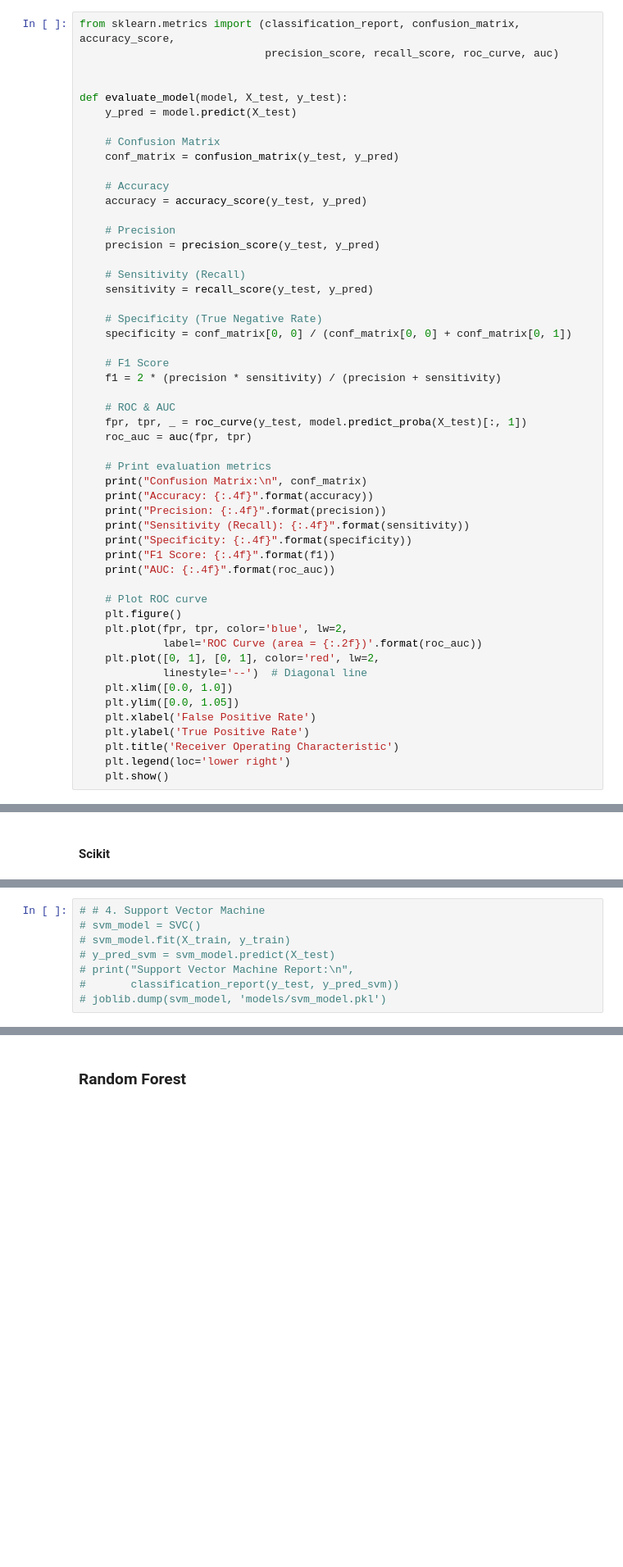
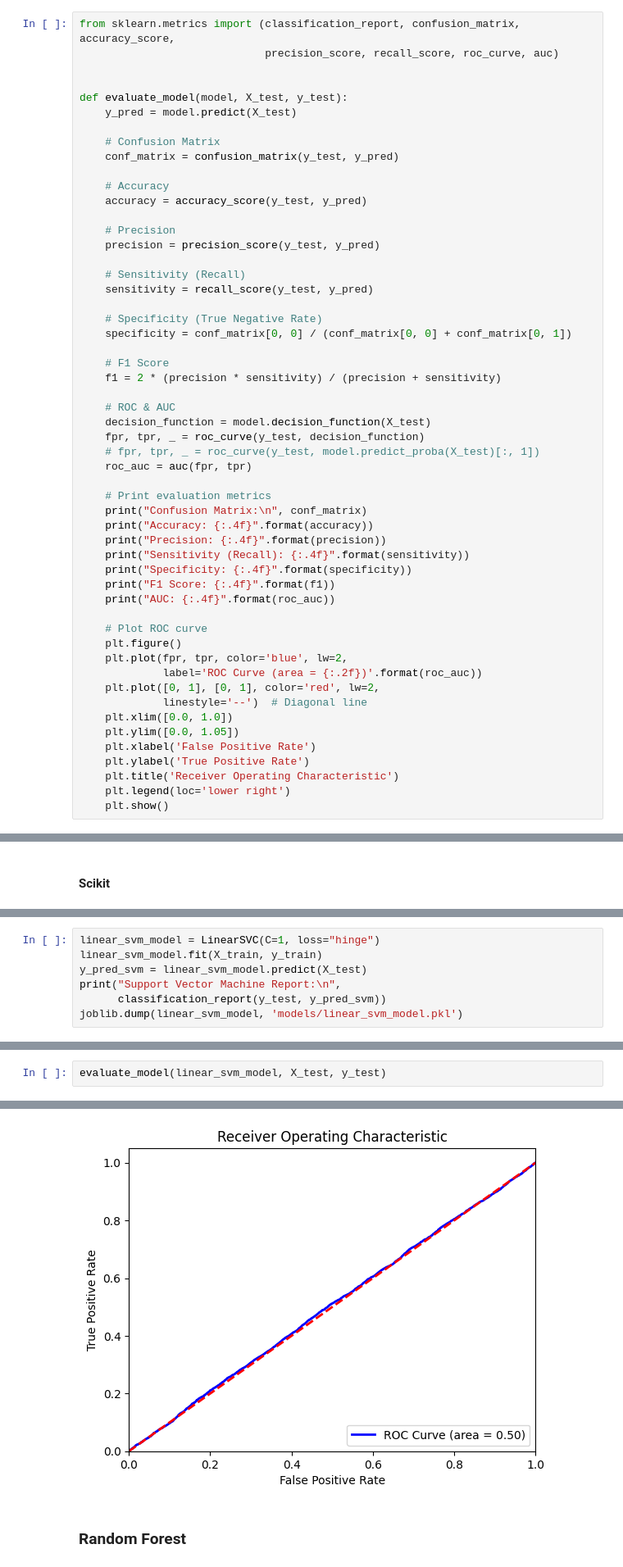
Before and after one commit to sn-nast/KMITL-2024-ML-Project, a Jupyter notebook: ML-project.ipynb, the cells around one changed output, grey strips where cells are left out. Shown at 82% size. Drawn from its saved outputs; the diff is of its cells as text; blank space fills up the shorter version.

```diff
--- a/ML-project.ipynb
+++ b/ML-project.ipynb
@@ -138,7 +138,9 @@ def evaluate_model(model, X_test, y_test):
     f1 = 2 * (precision * sensitivity) / (precision + sensitivity)
 
     # ROC & AUC
-    fpr, tpr, _ = roc_curve(y_test, model.predict_proba(X_test)[:, 1])
+    decision_function = model.decision_function(X_test)
+    fpr, tpr, _ = roc_curve(y_test, decision_function)
+    # fpr, tpr, _ = roc_curve(y_test, model.predict_proba(X_test)[:, 1])
     roc_auc = auc(fpr, tpr)
 
     # Print evaluation metrics
@@ -630,8 +629,7 @@ X_sampled = df_sampled[X.columns]
 # %%
-# # 4. Support Vector Machine
-# svm_model = SVC()
-# svm_model.fit(X_train, y_train)
-# y_pred_svm = svm_model.predict(X_test)
-# print("Support Vector Machine Report:\n",
-#       classification_report(y_test, y_pred_svm))
-# joblib.dump(svm_model, 'models/svm_model.pkl')
+linear_svm_model = LinearSVC(C=1, loss="hinge")
+linear_svm_model.fit(X_train, y_train)
+y_pred_svm = linear_svm_model.predict(X_test)
+print("Support Vector Machine Report:\n",
+      classification_report(y_test, y_pred_svm))
+joblib.dump(linear_svm_model, 'models/linear_svm_model.pkl')
@@ -639,0 +647,3 @@ X_sampled = df_sampled[X.columns]
+# %%
+evaluate_model(linear_svm_model, X_test, y_test)
+# %% [output]
@@ -640,3 +659,4 @@ X_sampled = df_sampled[X.columns]
+[figure, added]
 # %% [markdown]
 ### Random Forest
 # %% [markdown]
```
Also changed, not shown: parts of 7 cells of this notebook.
